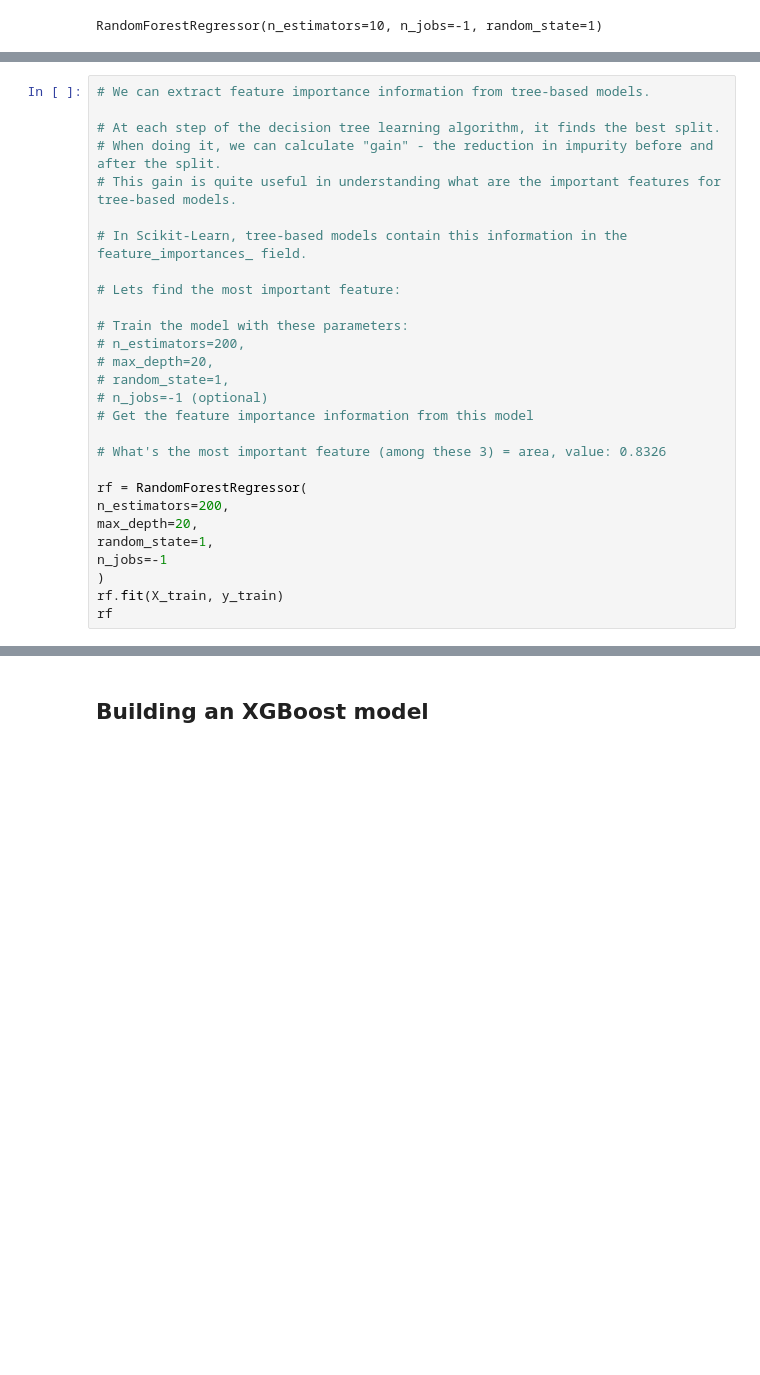
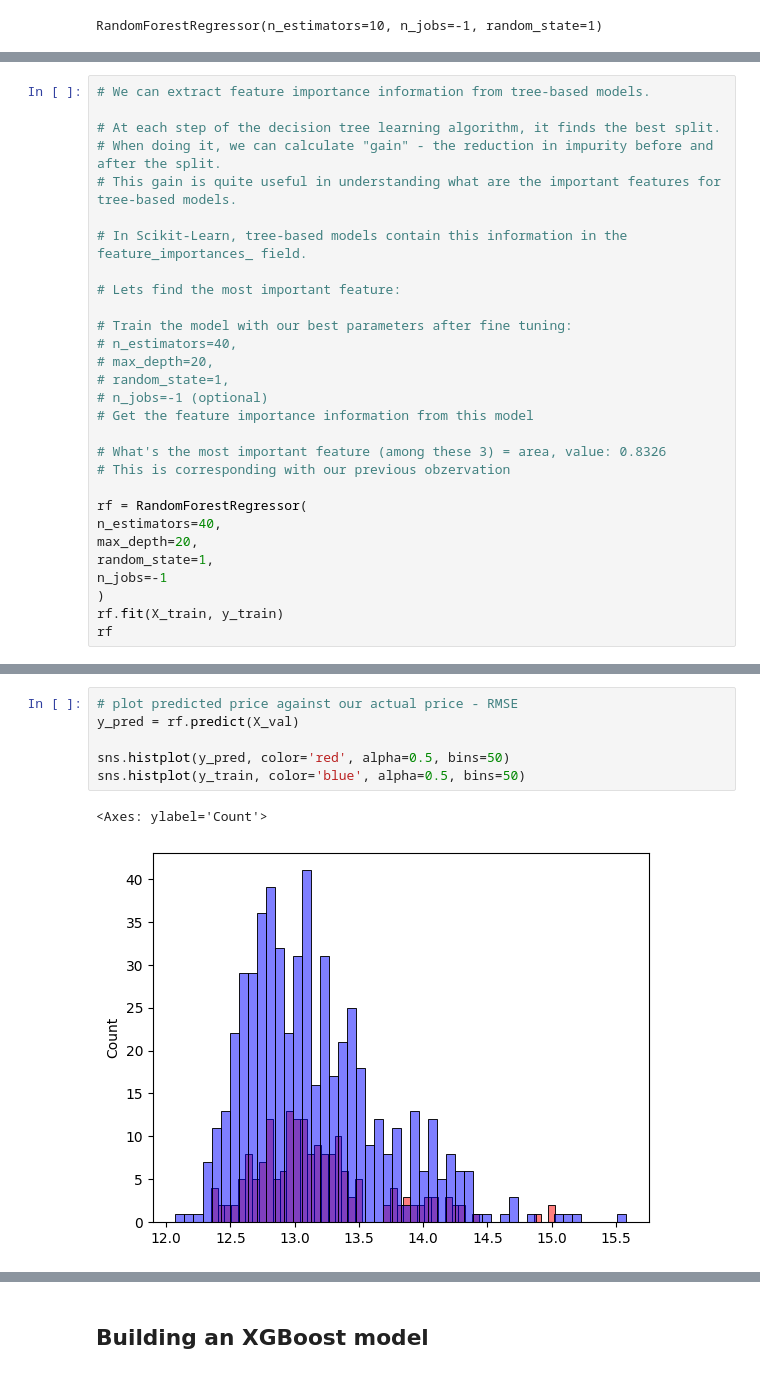
Before and after one commit to denis911/amsterdam-housing-price-prediction, a Jupyter notebook: Data prep.ipynb, the cells around one changed output, grey strips where cells are left out. Drawn from its saved outputs; the diff is of its cells as text; blank space fills up the shorter version.

```diff
--- a/Data prep.ipynb
+++ b/Data prep.ipynb
@@ -398,17 +467,18 @@ Mean RMSE: 323482.6129 ± 2354.5960 for max_depth: 25
 
 # Lets find the most important feature:
 
-# Train the model with these parameters:
-# n_estimators=200,
+# Train the model with our best parameters after fine tuning:
+# n_estimators=40,
 # max_depth=20,
 # random_state=1,
 # n_jobs=-1 (optional)
 # Get the feature importance information from this model
 
 # What's the most important feature (among these 3) = area, value: 0.8326
+# This is corresponding with our previous obzervation
 
 rf = RandomForestRegressor(
-n_estimators=200,
+n_estimators=40,
 max_depth=20,
 random_state=1,
 n_jobs=-1
@@ -440,0 +511,9 @@ Feature name: room, value: 0.0312
+# %%
+# plot predicted price against our actual price - RMSE
+y_pred = rf.predict(X_val)
+
+sns.histplot(y_pred, color='red', alpha=0.5, bins=50)
+sns.histplot(y_train, color='blue', alpha=0.5, bins=50)
+# %% [output]
+<Axes: ylabel='Count'>
+[figure, added]
```
Also changed, not shown: parts of 47 cells of this notebook.
